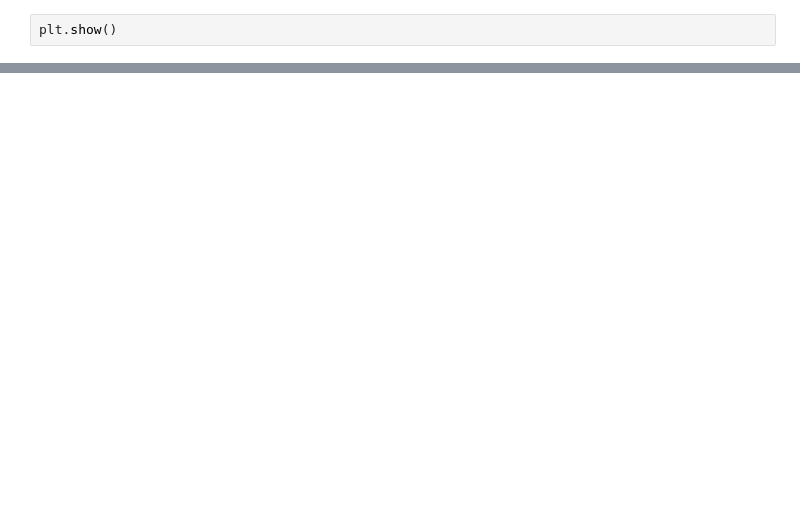
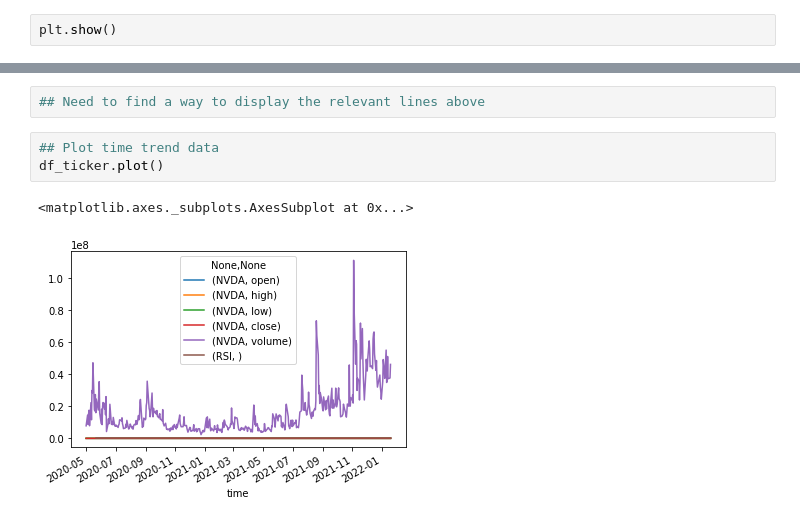
Before and after one commit to John-Gee3/Stock-Dashboard-Viewer, a Jupyter notebook: Stock RSI Bollinger Band dashboard.ipynb, the cells around one changed output, grey strips where cells are left out. Drawn from its saved outputs; the diff is of its cells as text; blank space fills up the shorter version.

```diff
--- a/Stock RSI Bollinger Band dashboard.ipynb
+++ b/Stock RSI Bollinger Band dashboard.ipynb
@@ -146,0 +181,8 @@ plt.show()
+# %%
+## Need to find a way to display the relevant lines above
+# %%
+## Plot time trend data
+df_ticker.plot()
+# %% [output]
+<matplotlib.axes._subplots.AxesSubplot at 0x...>
+[figure, added]
```
Also changed, not shown: parts of 11 cells of this notebook.
